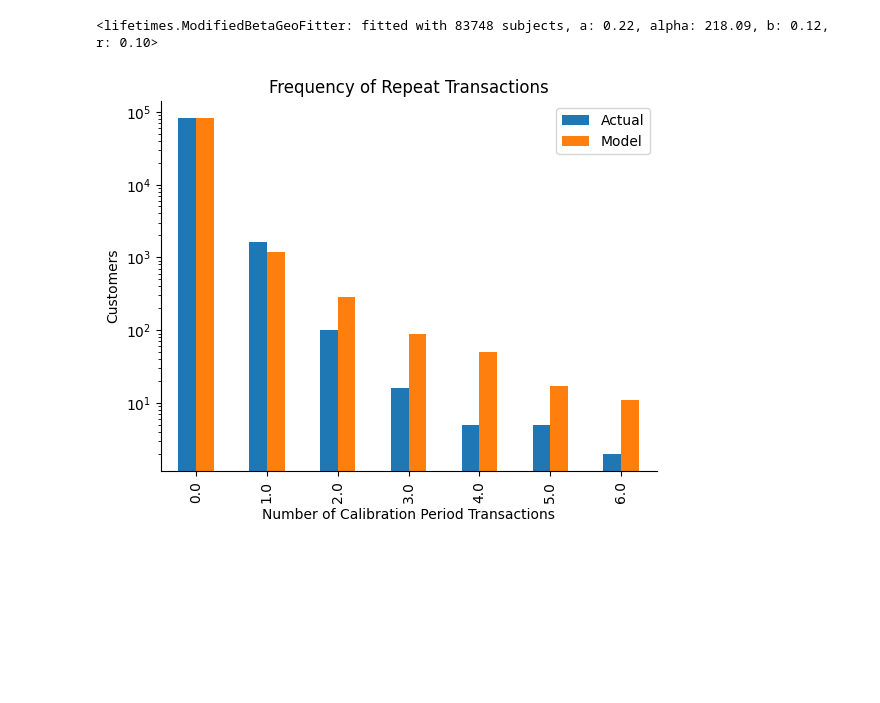
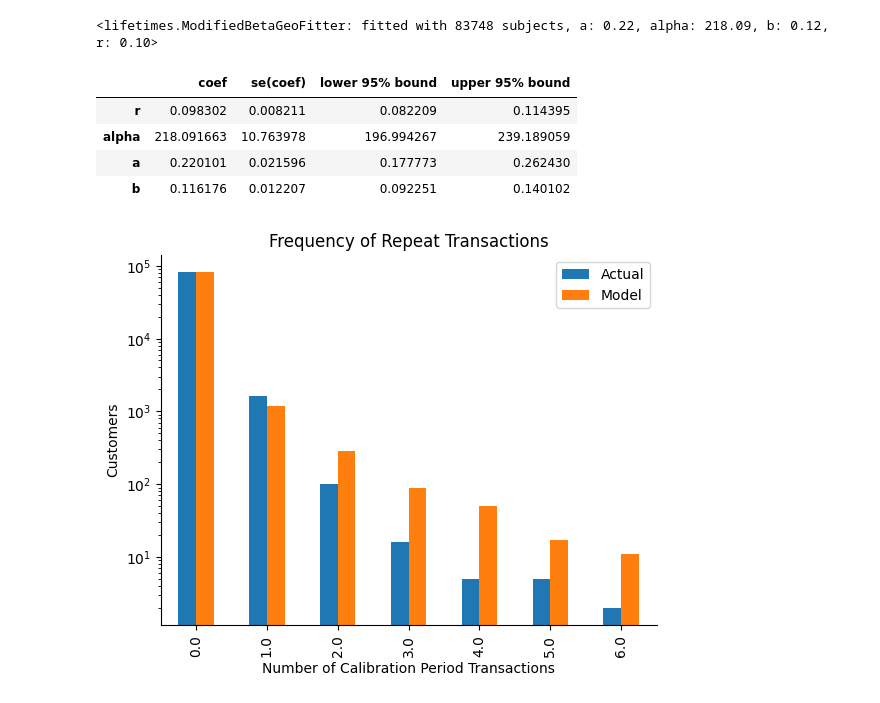
Before and after one commit to nghiale0811/CLV, a Jupyter notebook: ecommerce_ltv.ipynb, the cells around one changed output. Cells and saved outputs as stored; diff of their text form; code cells hidden in the pictures; blank space fills up the shorter version.

```diff
--- a/ecommerce_ltv.ipynb
+++ b/ecommerce_ltv.ipynb
@@ -183,6 +183,14 @@ Optimization terminated successfully.
          Function evaluations: 43
          Gradient evaluations: 43
 <lifetimes.ModifiedBetaGeoFitter: fitted with 83748 subjects, a: 0.22, alpha: 218.09, b: 0.12, r: 0.10>
+# %%
+mbgnbd.summary
+# %% [output]
+|  | coef | se(coef) | lower 95% bound | upper 95% bound |
+| r | 0.098302 | 0.008211 | 0.082209 | 0.114395 |
+| alpha | 218.091663 | 10.763978 | 196.994267 | 239.189059 |
+| a | 0.220101 | 0.021596 | 0.177773 | 0.262430 |
+| b | 0.116176 | 0.012207 | 0.092251 | 0.140102 |
 # %%
 t = 90 # days to predict in the future
 summary_cal_holdout['predicted_purchases'] = mbgnbd.conditional_expected_number_of_purchases_up_to_time(t,
```
Also changed, not shown: parts of 1 cell of this notebook.
